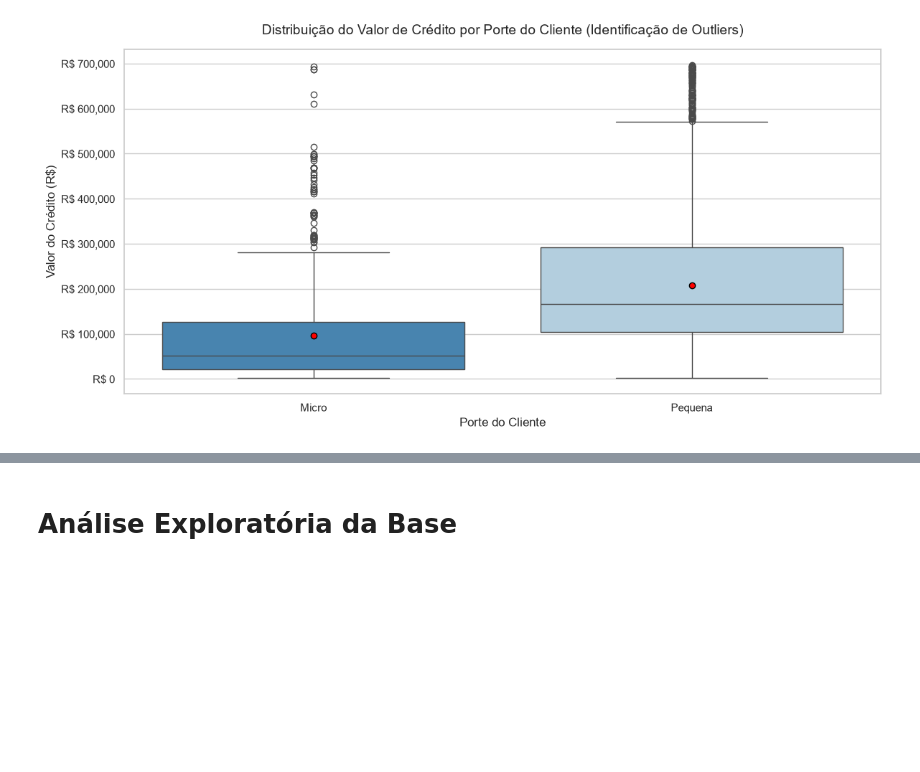
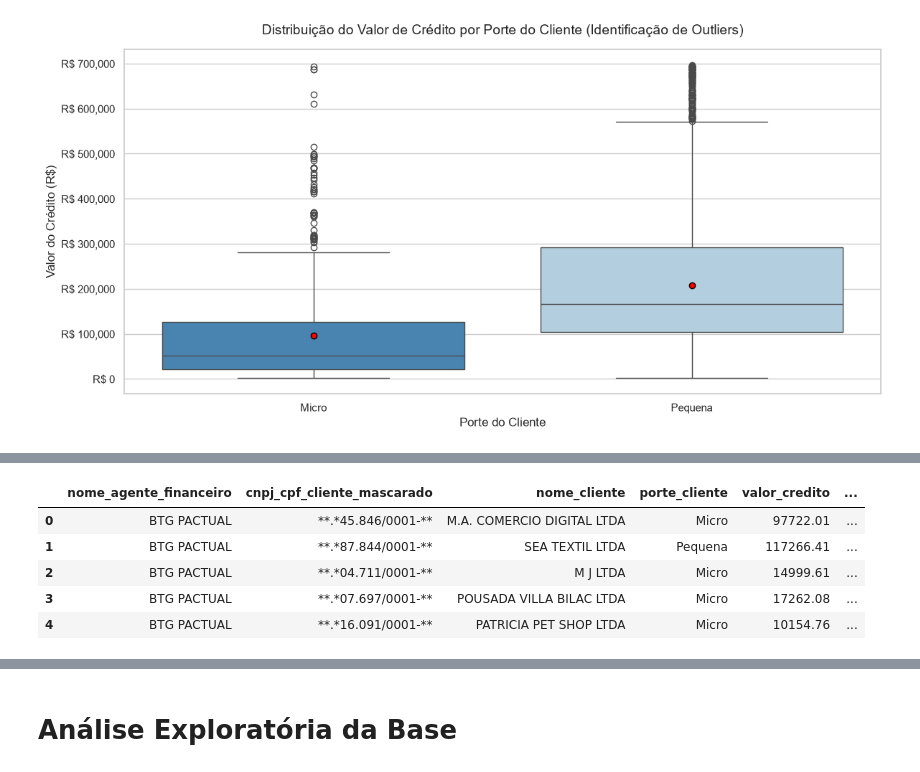
Before and after one commit to LUCASCAZANE/Proj1_Form_Cont_Caixa_Verso, a Jupyter notebook: projeto1_formacao_continuada.ipynb, the cells around one changed output, grey strips where cells are left out. Saved outputs shown, nothing was run; the diff lists cells and outputs as text; code cells hidden in the pictures; blank space fills up the shorter version.

```diff
--- a/projeto1_formacao_continuada.ipynb
+++ b/projeto1_formacao_continuada.ipynb
@@ -345,0 +408,19 @@ Passing `palette` without assigning `hue` is deprecated and will be removed in v
+# %%
+# Convertendo colunas valor_garantido e valor_desembolsado para float
+colunas_valores = [
+    'valor_garantido',
+    'valor_desembolsado'
+]
+
+for coluna in colunas_valores:
+    df_FG_Sebrae[coluna] = (
+        df_FG_Sebrae[coluna]
+        .astype(str)
+        .str.replace('.', '', regex=False)   # remove separador de milhar
+        .str.replace(',', '.', regex=False)  # troca decimal brasileiro
+    )
+
+    df_FG_Sebrae[coluna] = pd.to_numeric(
+        df_FG_Sebrae[coluna],
+        errors='coerce'
+    ).astype(float)
@@ -345,0 +447,9 @@ Passing `palette` without assigning `hue` is deprecated and will be removed in v
+# %%
+# Criação das colunas mês e ano da data_solicitacao_outorga
+df_FG_Sebrae['mes_sol_outorga'] = df_FG_Sebrae['data_solicitacao_outorga'].dt.month
+df_FG_Sebrae['ano_sol_outorga'] = df_FG_Sebrae['data_solicitacao_outorga'].dt.year
+
+# Conferindo o resultado
+df_FG_Sebrae[
+    ['data_solicitacao_outorga', 'mes_sol_outorga', 'ano_sol_outorga']
+].head()
@@ -345,0 +463,9 @@ Passing `palette` without assigning `hue` is deprecated and will be removed in v
+# %%
+df_FG_Sebrae.head()
+# %% [output]
+|  | nome_agente_financeiro | cnpj_cpf_cliente_mascarado | nome_cliente | porte_cliente | valor_credito | ... |
+| 0 | BTG PACTUAL | **.*45.846/0001-** | M.A. COMERCIO DIGITAL LTDA | Micro | 97722.01 | ... |
+| 1 | BTG PACTUAL | **.*87.844/0001-** | SEA TEXTIL LTDA | Pequena | 117266.41 | ... |
+| 2 | BTG PACTUAL | **.*04.711/0001-** | M J LTDA | Micro | 14999.61 | ... |
+| 3 | BTG PACTUAL | **.*07.697/0001-** | POUSADA VILLA BILAC LTDA | Micro | 17262.08 | ... |
+| 4 | BTG PACTUAL | **.*16.091/0001-** | PATRICIA PET SHOP LTDA | Micro | 10154.76 | ... |
```
Also changed, not shown: parts of 18 cells of this notebook, 1 other file.
